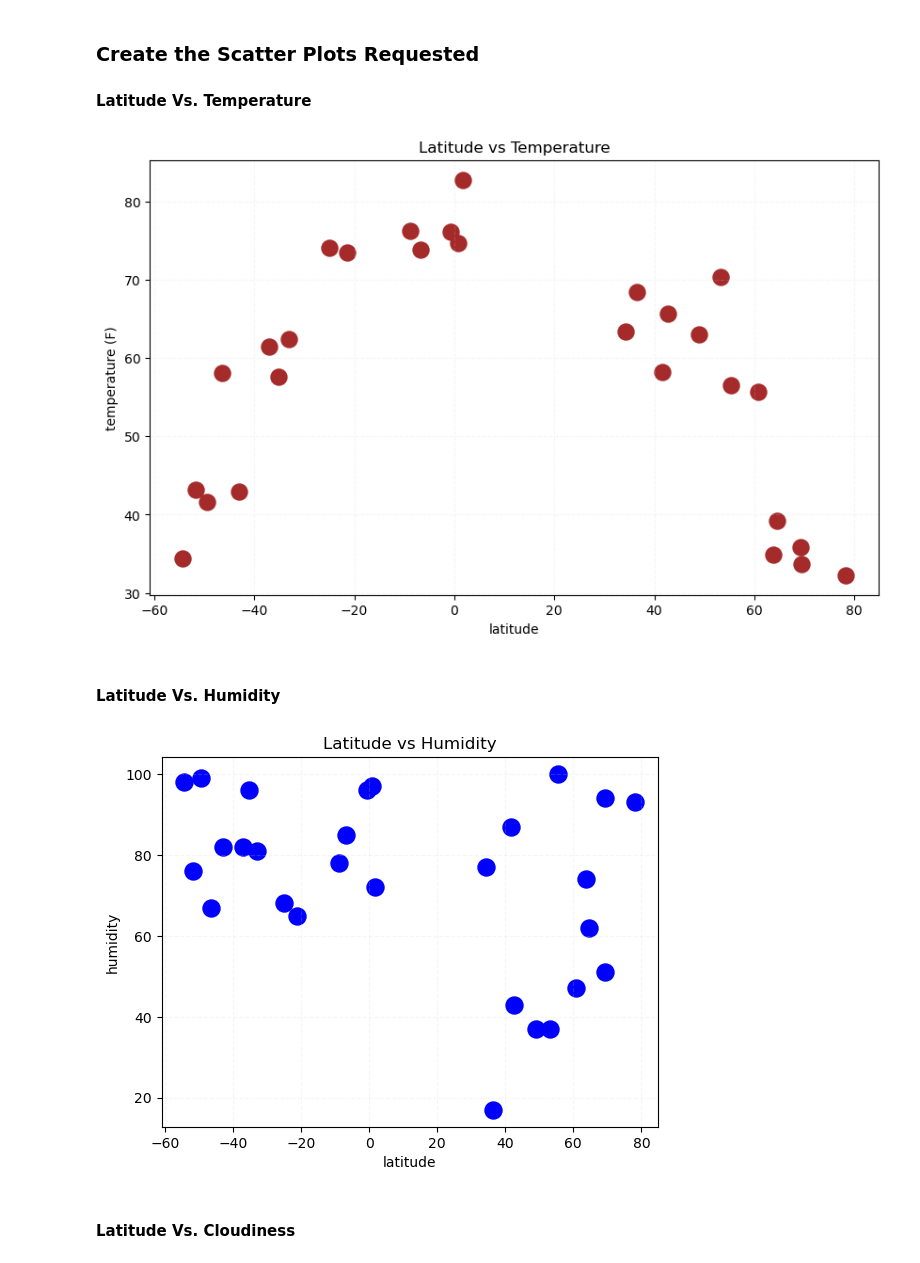
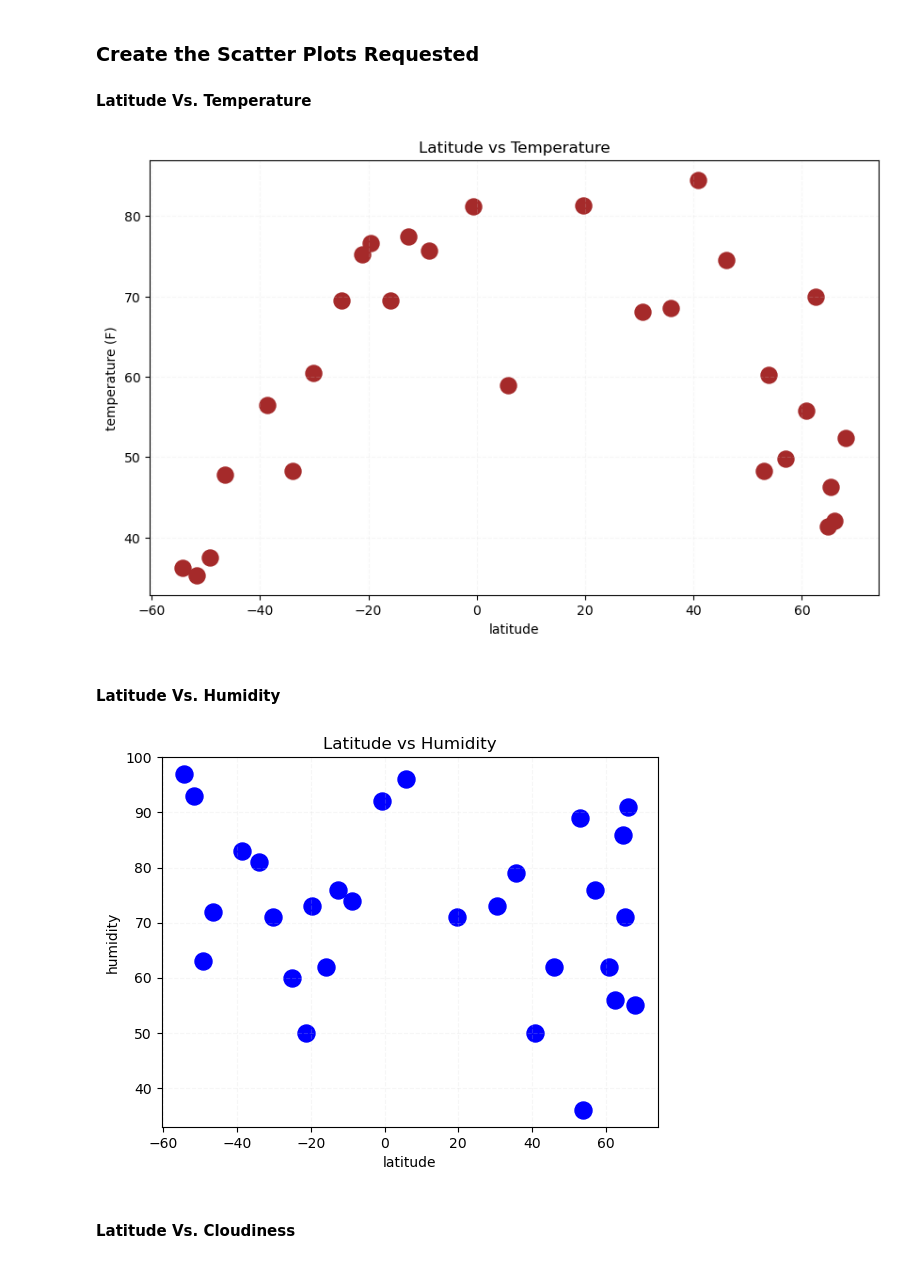
Before and after one commit to RajAgrawal99/SMU_DS_Bootcamp_March2023_RA, a Jupyter notebook: python-api-challenge1/WeatherPy/WeatherPy-RajCopy.ipynb, the cells around one changed output. Cells and saved outputs as stored; diff of their text form; code cells hidden in the pictures.

```diff
--- a/python-api-challenge1/WeatherPy/WeatherPy-RajCopy.ipynb
+++ b/python-api-challenge1/WeatherPy/WeatherPy-RajCopy.ipynb
@@ -311,27 +310,27 @@ city_data_df.head()
 
 plt.figure(figsize=(10,6))
 
-plt.scatter(df.latitude, df.temperature, color="brown", s=150)
+plt.scatter(city_data_df.latitude, city_data_df.temperature, color="brown", s=150)
 plt.xlabel("latitude")
 plt.ylabel("temperature (F)")
 plt.title("Latitude vs Temperature")
 plt.grid(axis="both", color="lightgrey", linestyle="--", alpha=0.2)
 plt.show()
 # %% [output]
-[figure, old version]
+[figure, new version]
 # %% [markdown]
 #### Latitude Vs. Humidity
 # %%
 # Build the scatter plots for latitude vs. humidity
 
-plt.scatter(df.latitude, df.humidity, color="blue", s=150)
+plt.scatter(city_data_df.latitude, city_data_df.humidity, color="blue", s=150)
 plt.xlabel("latitude")
 plt.ylabel("humidity")
 plt.title("Latitude vs Humidity")
 plt.grid(axis="both", color="lightgrey", linestyle="--", alpha=0.2)
 plt.show()
 # %% [output]
-[figure, old version]
+[figure, new version]
 # %% [markdown]
 #### Latitude Vs. Cloudiness
 # %%
```
Also changed, not shown: parts of 15 cells of this notebook, 1 other file.
